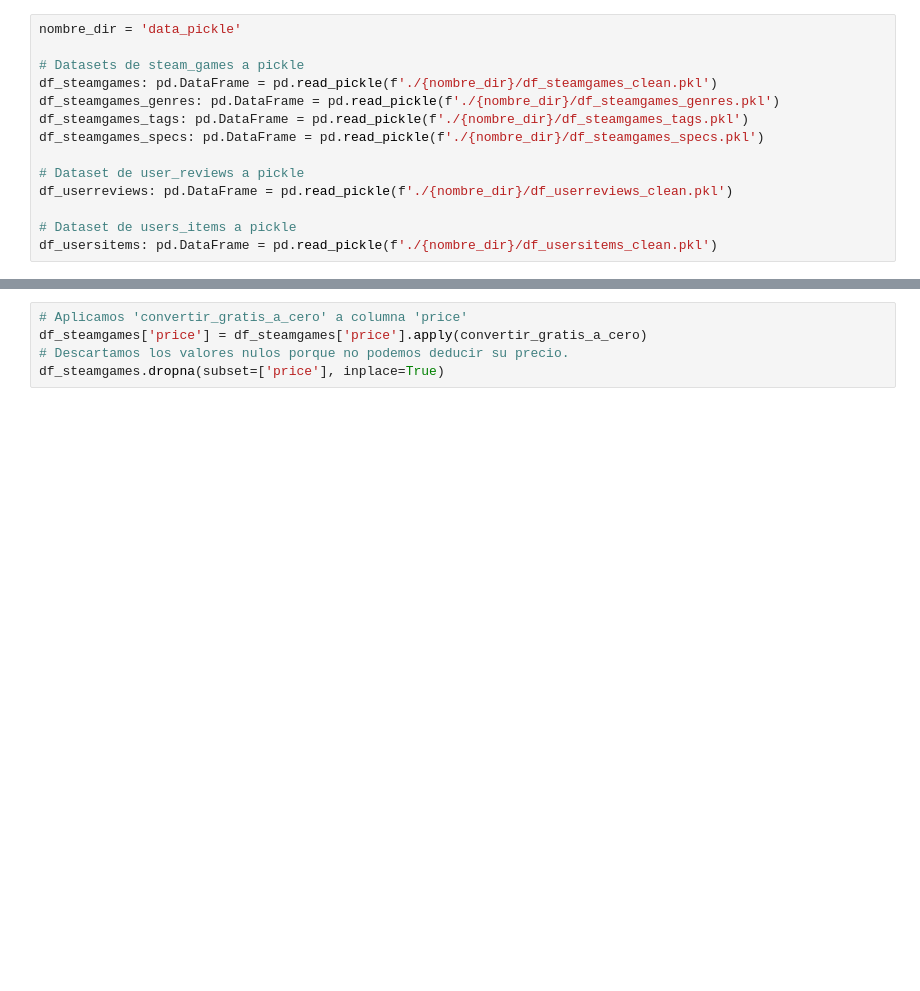
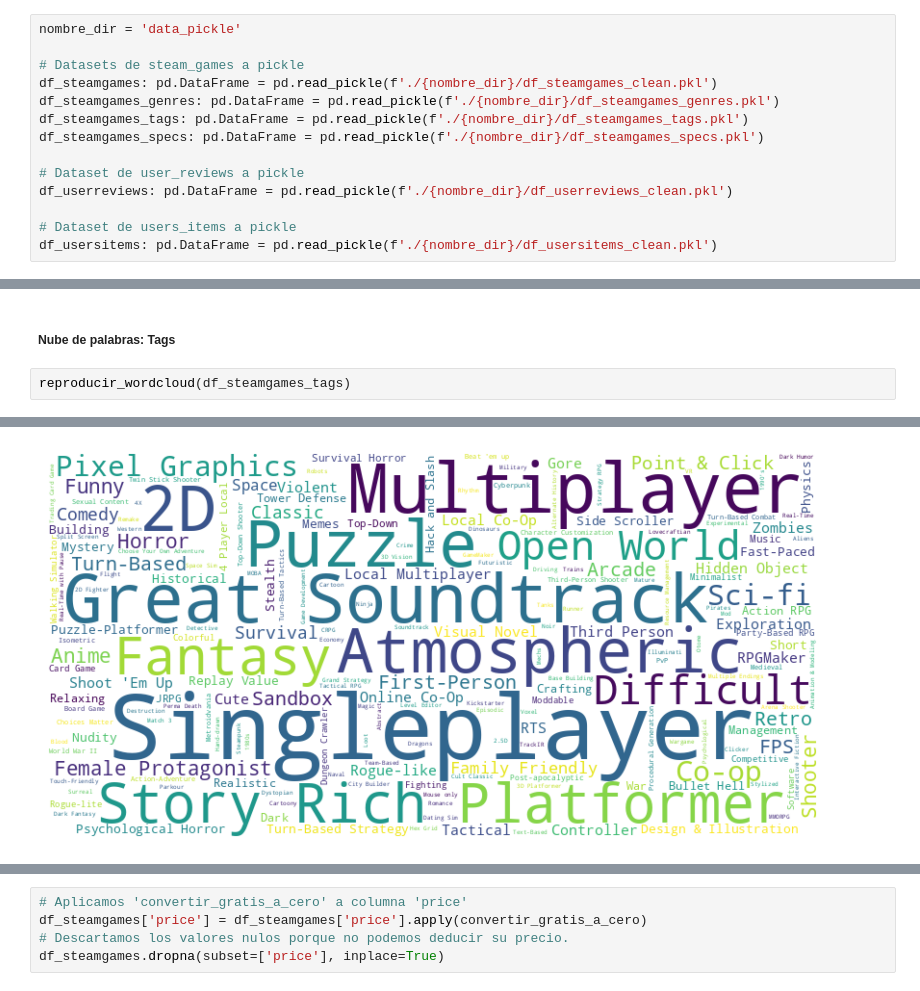
Before and after one commit to santanafelixseb/PI1_MLOps_Steam, a Jupyter notebook: EDA.ipynb, the cells around one changed output, grey strips where cells are left out. Saved outputs shown, nothing was run; the diff lists cells and outputs as text; blank space fills up the shorter version.

```diff
--- a/EDA.ipynb
+++ b/EDA.ipynb
@@ -35,0 +90,5 @@ df_steamgames.head()
+# %% [markdown]
+##### Nube de palabras: Tags
+# %%
+reproducir_wordcloud(df_steamgames_tags)
+# %% [output]
@@ -35,0 +96 @@ df_steamgames.head()
+[figure, added]
```
Also changed, not shown: parts of 39 cells of this notebook, 3 other files.
